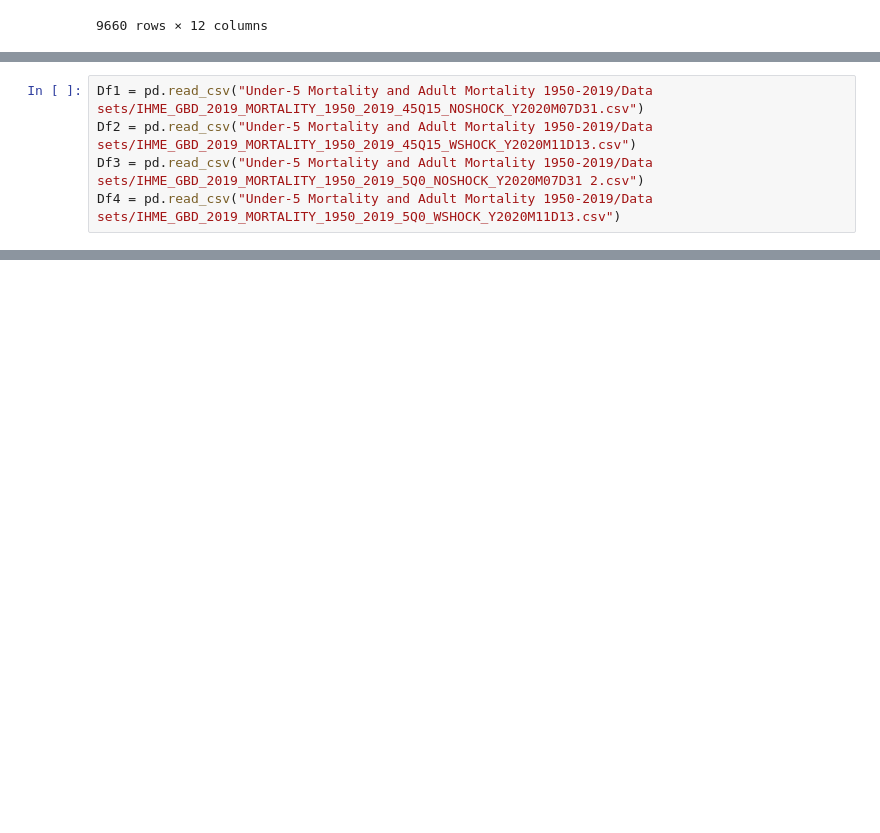
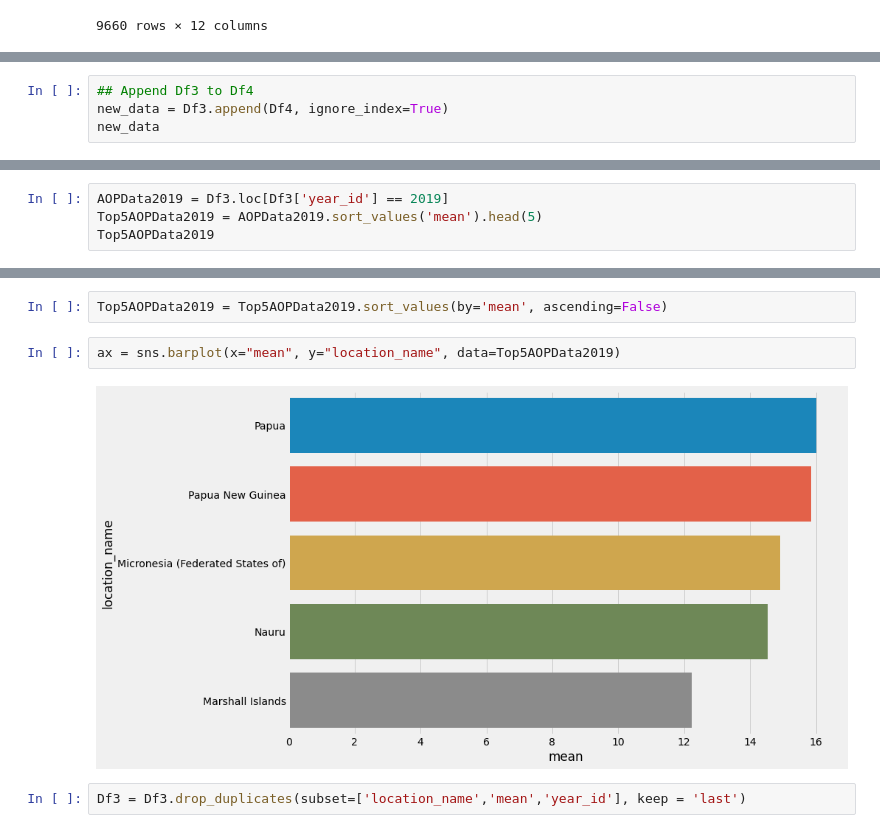
Before and after one commit to Goheekin/UNB-Data-Challenge, a Jupyter notebook: UNB Explore.ipynb, the cells around one changed output, grey strips where cells are left out. Drawn from its saved outputs; the diff is of its cells as text; blank space fills up the shorter version.

```diff
--- a/UNB Explore.ipynb
+++ b/UNB Explore.ipynb
@@ -228,5 +157,0 @@ Df4
-# %%
-Df1 = pd.read_csv("Under-5 Mortality and Adult Mortality 1950-2019/Data sets/IHME_GBD_2019_MORTALITY_1950_2019_45Q15_NOSHOCK_Y2020M07D31.csv")
-Df2 = pd.read_csv("Under-5 Mortality and Adult Mortality 1950-2019/Data sets/IHME_GBD_2019_MORTALITY_1950_2019_45Q15_WSHOCK_Y2020M11D13.csv")
-Df3 = pd.read_csv("Under-5 Mortality and Adult Mortality 1950-2019/Data sets/IHME_GBD_2019_MORTALITY_1950_2019_5Q0_NOSHOCK_Y2020M07D31 2.csv")
-Df4 = pd.read_csv("Under-5 Mortality and Adult Mortality 1950-2019/Data sets/IHME_GBD_2019_MORTALITY_1950_2019_5Q0_WSHOCK_Y2020M11D13.csv")
@@ -305,0 +158,4 @@ Name: measure_id, dtype: int64
+# %%
+## Append Df3 to Df4
+new_data = Df3.append(Df4, ignore_index=True)
+new_data
@@ -305,0 +189,4 @@ Name: measure_id, dtype: int64
+# %%
+AOPData2019 = Df3.loc[Df3['year_id'] == 2019]
+Top5AOPData2019 = AOPData2019.sort_values('mean').head(5)
+Top5AOPData2019
@@ -305,0 +200,8 @@ Name: measure_id, dtype: int64
+# %%
+Top5AOPData2019 = Top5AOPData2019.sort_values(by='mean', ascending=False)
+# %%
+ax = sns.barplot(x="mean", y="location_name", data=Top5AOPData2019)
+# %% [output]
+[figure, added]
+# %%
+Df3 = Df3.drop_duplicates(subset=['location_name','mean','year_id'], keep = 'last')
```
Also changed, not shown: parts of 45 cells of this notebook.
